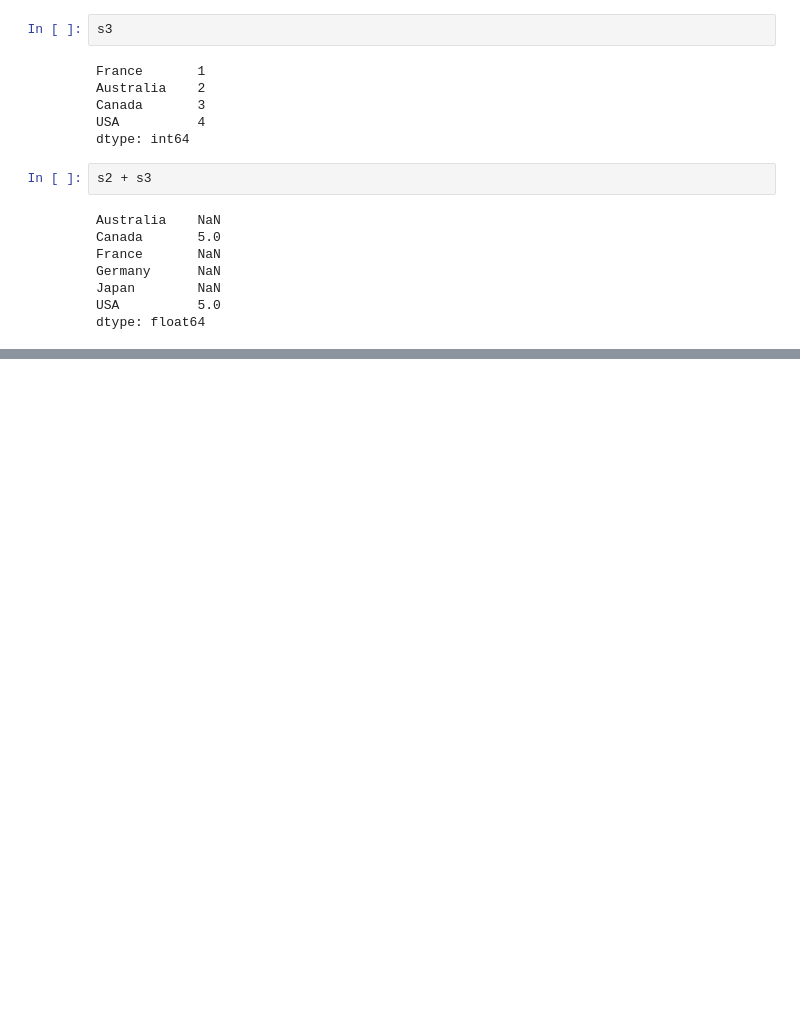
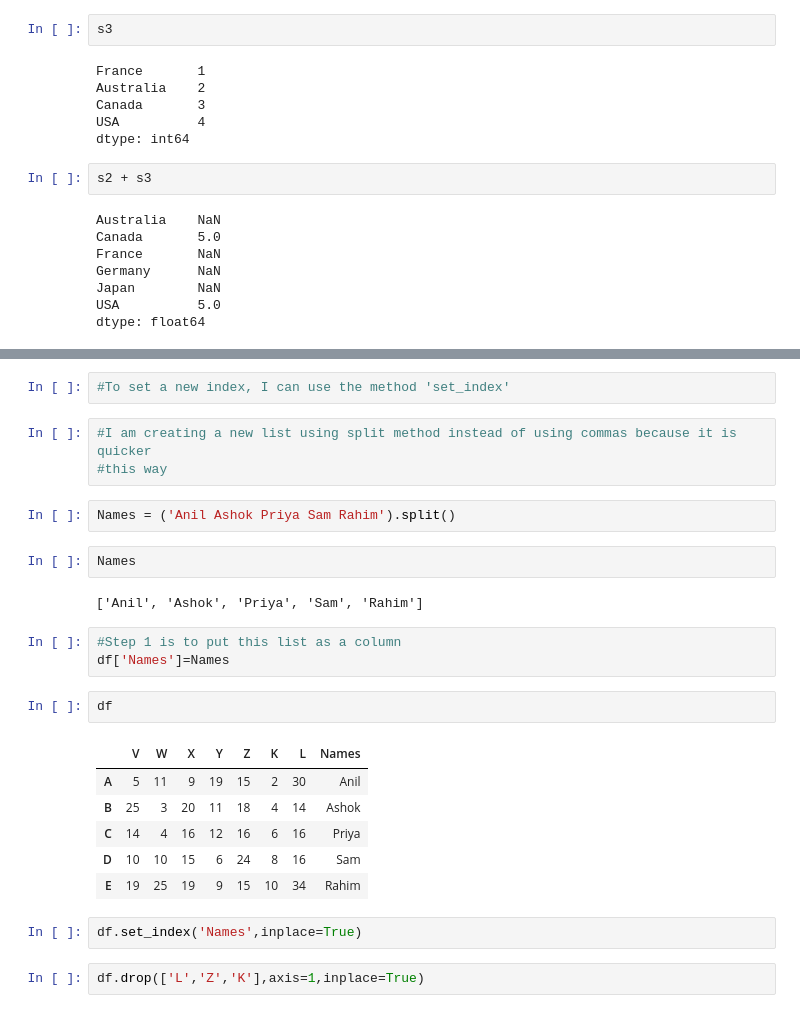
Before and after one commit to Kartikeya-Srivastava/Python_Learning, a Jupyter notebook: Pandas.ipynb, the cells around one changed output, grey strips where cells are left out. Cells and saved outputs as stored; diff of their text form; blank space fills up the shorter version.

```diff
--- a/Pandas.ipynb
+++ b/Pandas.ipynb
@@ -56,0 +235,27 @@ dtype: float64
+# %%
+#To set a new index, I can use the method 'set_index'
+# %%
+#I am creating a new list using split method instead of using commas because it is quicker
+#this way
+# %%
+Names = ('Anil Ashok Priya Sam Rahim').split()
+# %%
+Names
+# %% [output]
+['Anil', 'Ashok', 'Priya', 'Sam', 'Rahim']
+# %%
+#Step 1 is to put this list as a column
+df['Names']=Names
+# %%
+df
+# %% [output]
+|  | V | W | X | Y | Z | K | L | Names |
+| A | 5 | 11 | 9 | 19 | 15 | 2 | 30 | Anil |
+| B | 25 | 3 | 20 | 11 | 18 | 4 | 14 | Ashok |
+| C | 14 | 4 | 16 | 12 | 16 | 6 | 16 | Priya |
+| D | 10 | 10 | 15 | 6 | 24 | 8 | 16 | Sam |
+| E | 19 | 25 | 19 | 9 | 15 | 10 | 34 | Rahim |
+# %%
+df.set_index('Names',inplace=True)
+# %%
+df.drop(['L','Z','K'],axis=1,inplace=True)
```
Also changed, not shown: parts of 39 cells of this notebook, 1 other file.
